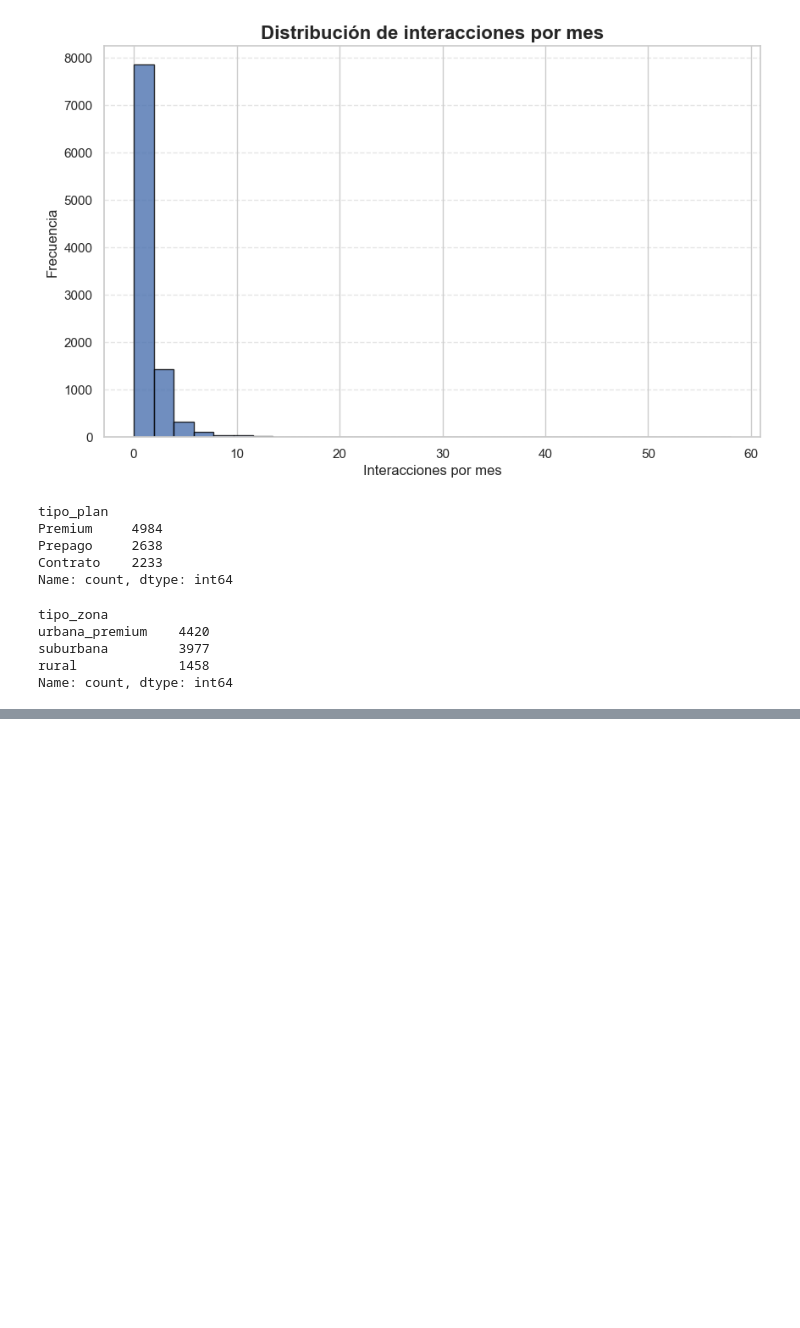
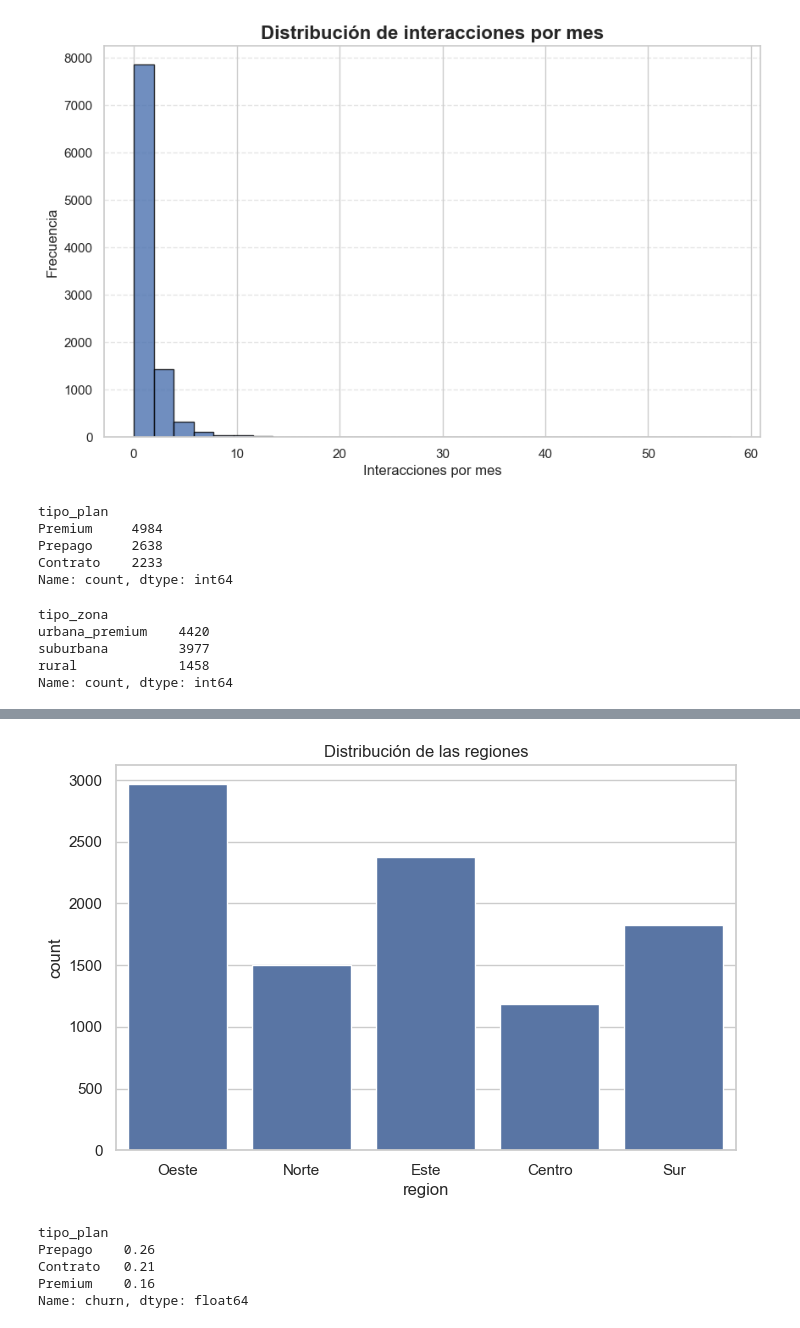
Before and after one commit to ancarmar03-create/UCV-Churn, a Jupyter notebook: notebooks/modelo1.ipynb, the cells around one changed output, grey strips where cells are left out. Drawn from its saved outputs; the diff is of its cells as text; code cells hidden in the pictures; blank space fills up the shorter version.

```diff
--- a/notebooks/modelo1.ipynb
+++ b/notebooks/modelo1.ipynb
@@ -559,0 +584,10 @@ En este caso no eliminamos los outliers ya que pueden ser de clientes que lleven
+# %%
+plt.figure(figsize=(8, 5))
+# Cambia 'nombre_columna' por la variable que quieras mirar
+sns.countplot(data=df_modelo_final, x='region')
+
+plt.title('Distribución de las regiones')
+#plt.xticks(rotation=45) # Esto rota el texto de abajo por si las palabras son muy largas
+plt.show()
+# %% [output]
+[figure, added]
@@ -559,0 +596,12 @@ En este caso no eliminamos los outliers ya que pueden ser de clientes que lleven
+# %%
+df_modelo_final.groupby(
+    'tipo_plan'
+)['churn'].mean().sort_values(
+    ascending=False
+)
+# %% [output]
+tipo_plan
+Prepago    0.26
+Contrato   0.21
+Premium    0.16
+Name: churn, dtype: float64
```
Also changed, not shown: parts of 20 cells of this notebook.
